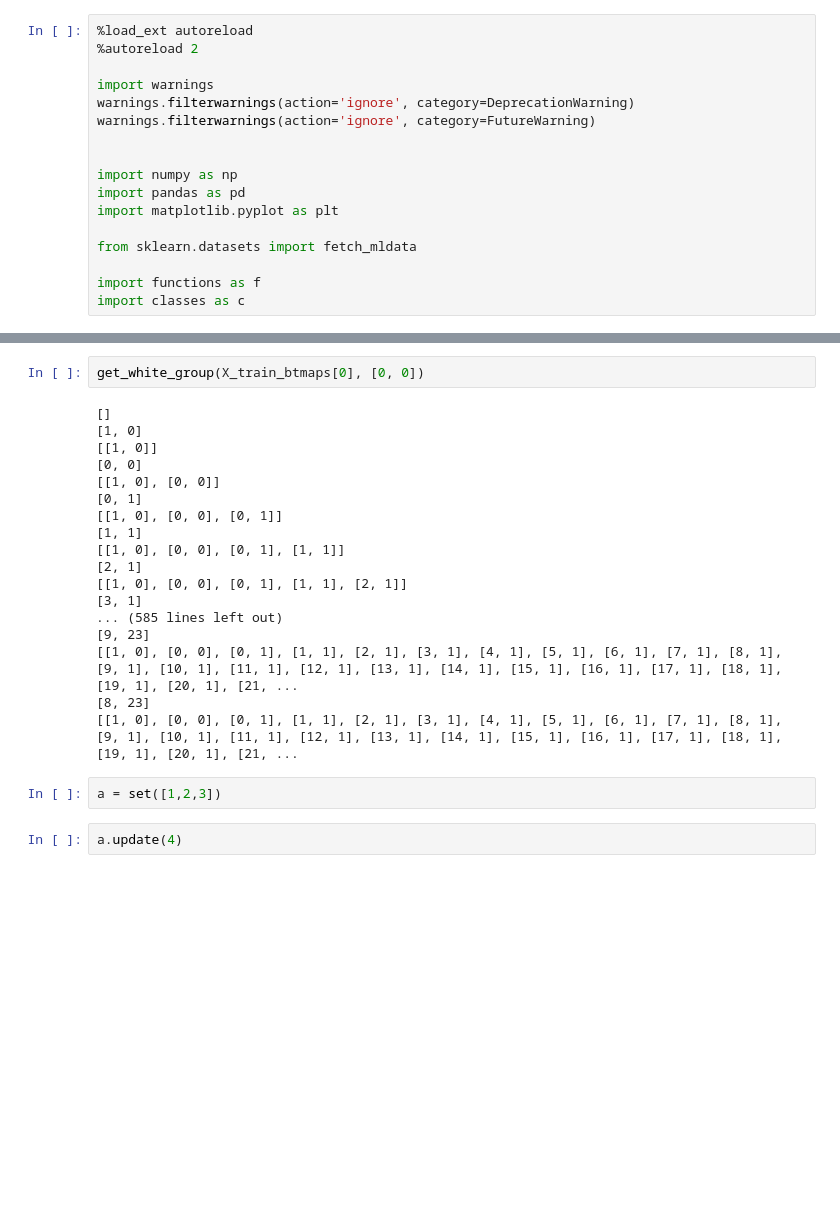
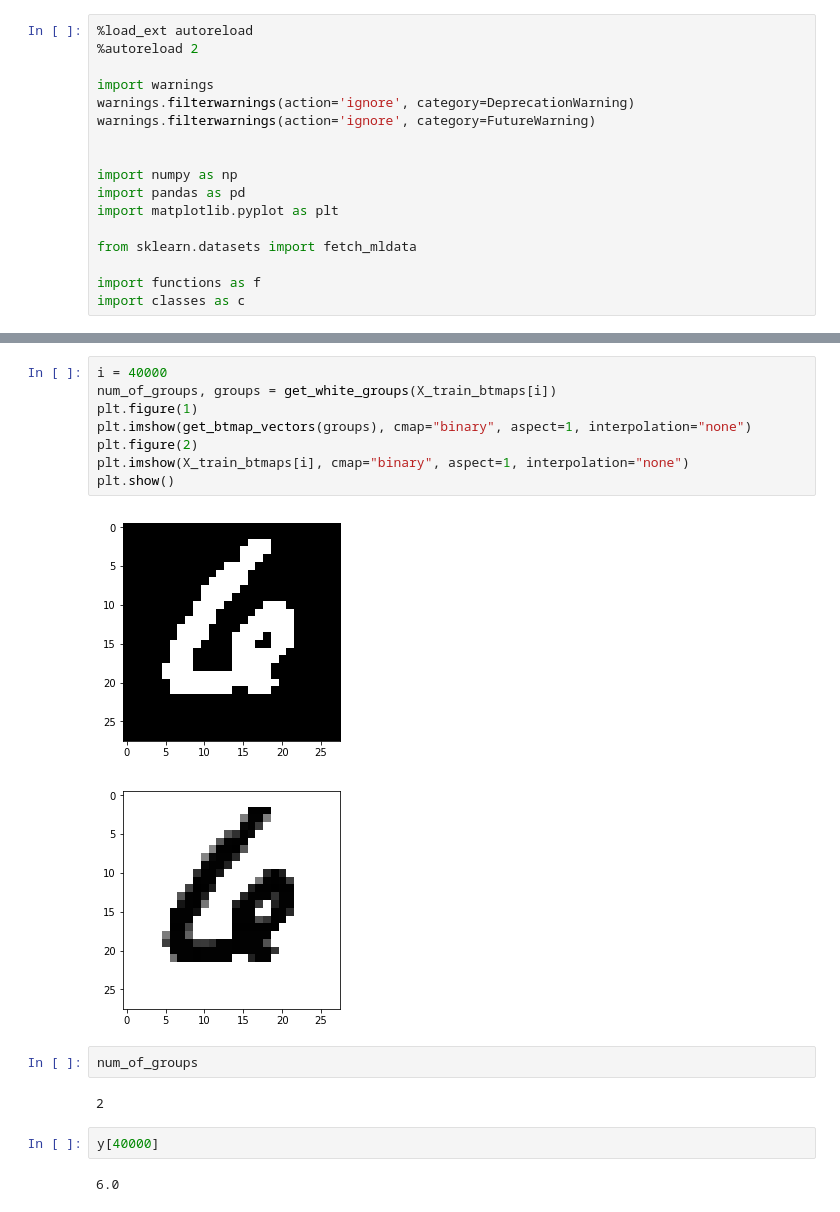
Before and after one commit to hp6/mnist, a Jupyter notebook: mnist_visualisation.ipynb, the cells around one changed output, grey strips where cells are left out. Drawn from its saved outputs; the diff is of its cells as text; blank space fills up the shorter version.

```diff
--- a/mnist_visualisation.ipynb
+++ b/mnist_visualisation.ipynb
@@ -68,24 +116,19 @@ def get_white_neighbors(btmap, pos_vec):
-# %%
-get_white_group(X_train_btmaps[0], [0, 0])
-# %% [output]
-[]
-[1, 0]
-[[1, 0]]
-[0, 0]
-[[1, 0], [0, 0]]
-[0, 1]
-[[1, 0], [0, 0], [0, 1]]
-[1, 1]
-[[1, 0], [0, 0], [0, 1], [1, 1]]
-[2, 1]
-[[1, 0], [0, 0], [0, 1], [1, 1], [2, 1]]
-[3, 1]
-... (585 lines left out)
-[9, 23]
-[[1, 0], [0, 0], [0, 1], [1, 1], [2, 1], [3, 1], [4, 1], [5, 1], [6, 1], [7, 1], [8, 1], [9, 1], [10, 1], [11, 1], [12, 1], [13, 1], [14, 1], [15, 1], [16, 1], [17, 1], [18, 1], [19, 1], [20, 1], [21, ...
-[8, 23]
-[[1, 0], [0, 0], [0, 1], [1, 1], [2, 1], [3, 1], [4, 1], [5, 1], [6, 1], [7, 1], [8, 1], [9, 1], [10, 1], [11, 1], [12, 1], [13, 1], [14, 1], [15, 1], [16, 1], [17, 1], [18, 1], [19, 1], [20, 1], [21, ...
-# %%
-a = set([1,2,3])
-# %%
-a.update(4)
+# %%
+i = 40000
+num_of_groups, groups = get_white_groups(X_train_btmaps[i])
+plt.figure(1)
+plt.imshow(get_btmap_vectors(groups), cmap="binary", aspect=1, interpolation="none")
+plt.figure(2)
+plt.imshow(X_train_btmaps[i], cmap="binary", aspect=1, interpolation="none")
+plt.show()
+# %% [output]
+[figure, added]
+[figure, added]
+# %%
+num_of_groups
+# %% [output]
+2
+# %%
+y[40000]
+# %% [output]
+6.0
```
Also changed, not shown: parts of 4 cells of this notebook, 2 other files.
